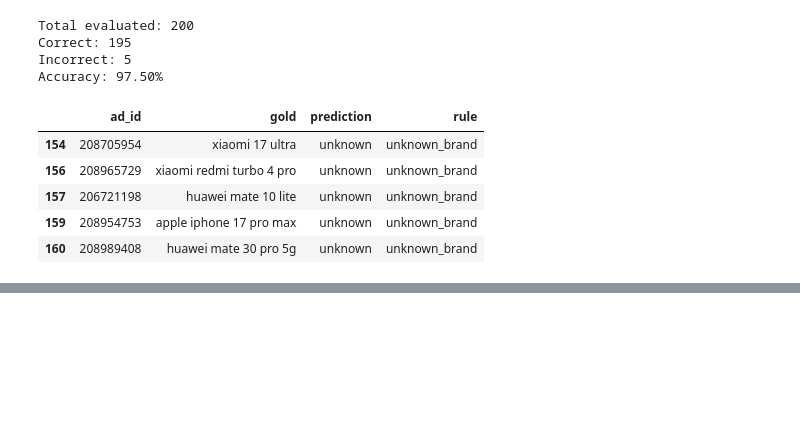
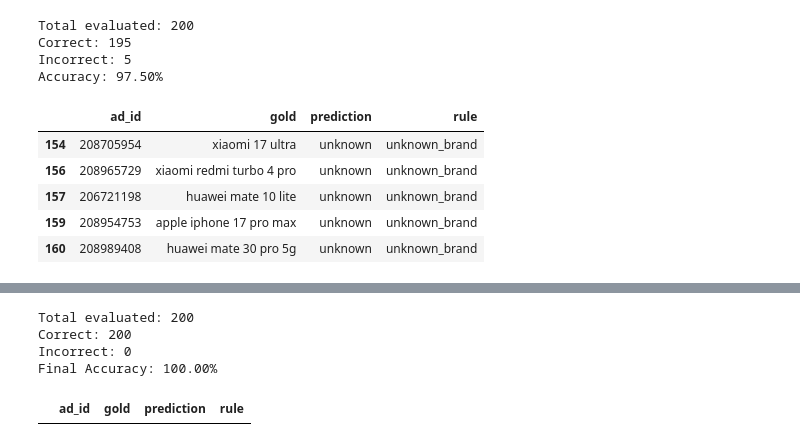
Before and after one commit to Fadwa-mahmoud/DEPI-GRADUATION-PROJECT, a Jupyter notebook: notebooks/04_error_analysis_and_remeasure.ipynb, the cells around one changed output, grey strips where cells are left out. Drawn from its saved outputs; the diff is of its cells as text; code cells hidden in the pictures; blank space fills up the shorter version.

Commit message:
fix model matching rules and improve goldset accuracy

```diff
--- a/notebooks/04_error_analysis_and_remeasure.ipynb
+++ b/notebooks/04_error_analysis_and_remeasure.ipynb
@@ -857,0 +870,17 @@ display(remaining_errors)
+# %%
+for _, row in remaining_errors.iterrows():
+    prediction, rule = predict_model_key(
+        gold_df.loc[
+            gold_df["ad_id"] == row["ad_id"], "title"
+        ].iloc[0],
+        gold_df.loc[
+            gold_df["ad_id"] == row["ad_id"], "brand"
+        ].iloc[0],
+        with_rule=True,
+    )
+
+    print(f"\nAd ID: {row['ad_id']}")
+    print("Gold:", row["gold"])
+    print("Prediction:", prediction)
+    print("Rule:", rule)
+    print("Correct:", prediction == row["gold"])
@@ -857,0 +905,42 @@ display(remaining_errors)
+# %%
+results = []
+
+for _, row in gold_df.iterrows():
+    prediction, rule = predict_model_key(
+        row["title"],
+        row["brand"],
+        with_rule=True
+    )
+
+    results.append({
+        "ad_id": row["ad_id"],
+        "gold": row["gold_model_key"],
+        "prediction": prediction,
+        "rule": rule,
+        "correct": prediction == row["gold_model_key"]
+    })
+
+evaluation_df = pd.DataFrame(results)
+
+total = len(evaluation_df)
+correct = int(evaluation_df["correct"].sum())
+incorrect = total - correct
+accuracy = correct / total * 100
+
+print(f"Total evaluated: {total}")
+print(f"Correct: {correct}")
+print(f"Incorrect: {incorrect}")
+print(f"Final Accuracy: {accuracy:.2f}%")
+
+remaining_errors = evaluation_df.loc[
+    ~evaluation_df["correct"],
+    ["ad_id", "gold", "prediction", "rule"]
+]
+
+display(remaining_errors)
+# %% [output]
+Total evaluated: 200
+Correct: 200
+Incorrect: 0
+Final Accuracy: 100.00%
+|  | ad_id | gold | prediction | rule |
```
Also changed, not shown: parts of 3 cells of this notebook, 1 other file.
